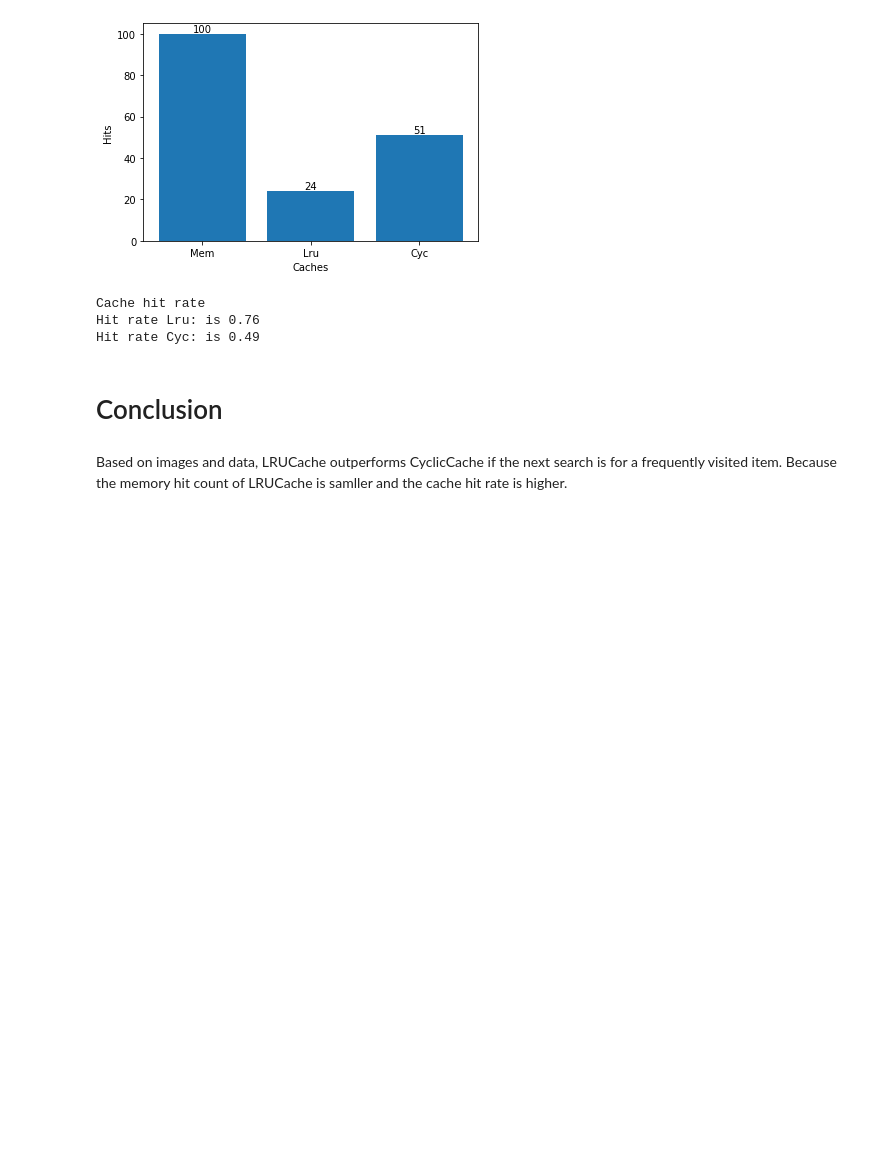
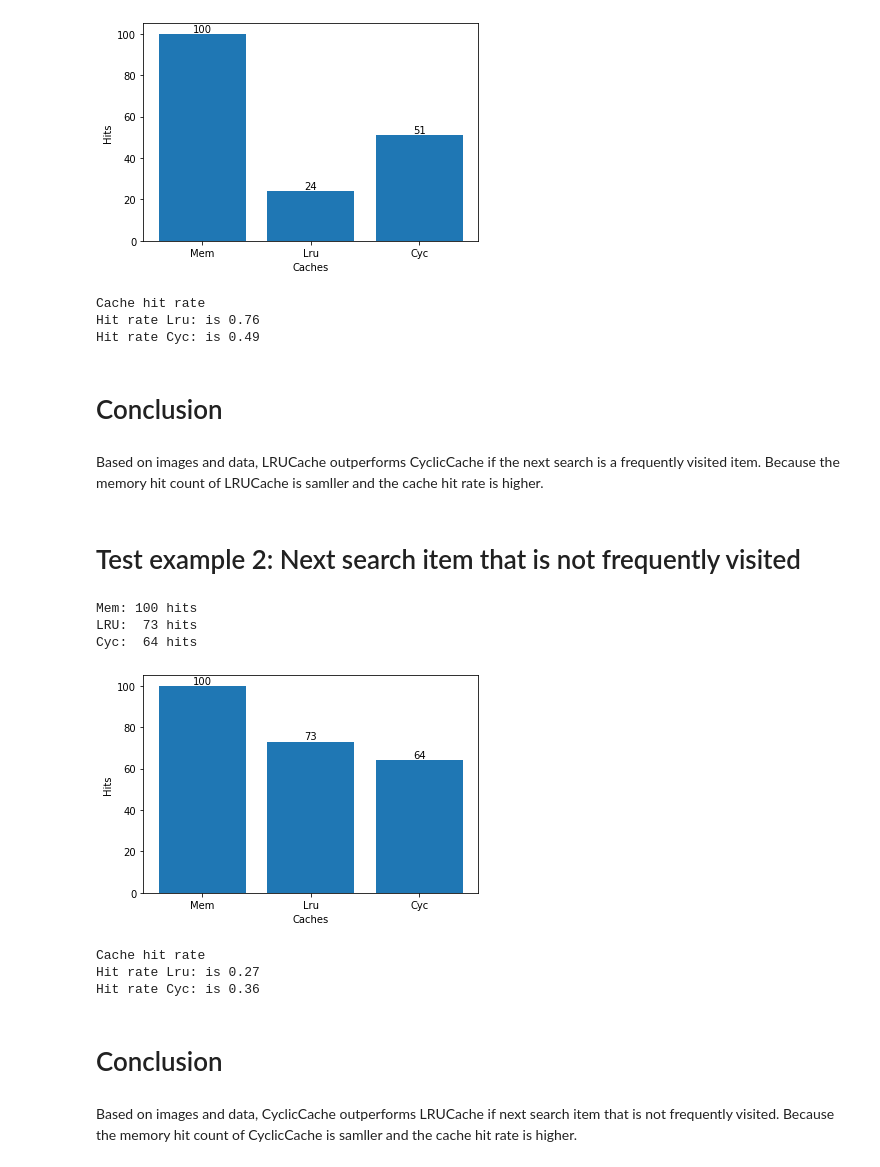
Before and after one commit to YuanyeDong02/operation-system, a Jupyter notebook: experiment/CachingExperiment.ipynb, the cells around one changed output. Cells and saved outputs as stored; diff of their text form; code cells hidden in the pictures; blank space fills up the shorter version.

```diff
--- a/experiment/CachingExperiment.ipynb
+++ b/experiment/CachingExperiment.ipynb
@@ -133,4 +136,56 @@ Hit rate Cyc: is 0.49
 # %% [markdown]
 # Conclusion
 # %% [markdown]
-Based on images and data, LRUCache outperforms CyclicCache if the next search is for a frequently visited item. Because the memory hit count of LRUCache is samller and the cache hit rate is higher.
+Based on images and data, LRUCache outperforms CyclicCache if the next search is a frequently visited item. Because the memory hit count of LRUCache is samller and the cache hit rate is higher.
+# %% [markdown]
+# Test example 2: Next search item that is not frequently visited
+# %%
+mem = Memory(data)
+lru = LRUCache(data)
+cyc = CyclicCache(data)
+
+test_data = [1, 4, 3, 8, 2, 9, 4, 3, 1, 2]
+for i in range(10):
+    for datum in test_data:
+        mem.lookup(datum)
+
+    for datum in test_data:
+        lru.lookup(datum)
+
+    for datum in test_data:
+        cyc.lookup(datum)
+
+
+print("Mem: {:3d} hits".format(mem.get_memory_hit_count()))
+print("LRU: {:3d} hits".format(lru.get_memory_hit_count()))
+print("Cyc: {:3d} hits".format(cyc.get_memory_hit_count()))
+# %% [output]
+Mem: 100 hits
+LRU:  73 hits
+Cyc:  64 hits
+# %%
+x = [1,2,3]
+x_t = ['Mem','Lru','Cyc']
+y = [mem.get_memory_hit_count(),lru.get_memory_hit_count(),cyc.get_memory_hit_count()]
+
+plt.bar(x,y)
+for tx,ty in zip(x,y):
+    plt.text(tx,ty,'{}'.format(ty), ha='center',va='bottom')
+plt.xticks(x,x_t)
+plt.xlabel('Caches')
+plt.ylabel("Hits")
+plt.show()
+# %% [output]
+[figure, added]
+# %%
+print("Cache hit rate")
+print("Hit rate Lru: is {}".format((mem.get_memory_hit_count()-lru.get_memory_hit_count())/mem.get_memory_hit_count()))
+print("Hit rate Cyc: is {}".format((mem.get_memory_hit_count()-cyc.get_memory_hit_count())/mem.get_memory_hit_count()))
+# %% [output]
+Cache hit rate
+Hit rate Lru: is 0.27
+Hit rate Cyc: is 0.36
+# %% [markdown]
+# Conclusion
+# %% [markdown]
+Based on images and data, CyclicCache outperforms LRUCache if next search item that is not frequently visited. Because the memory hit count of CyclicCache is samller and the cache hit rate is higher.
```
Also changed, not shown: parts of 3 cells of this notebook.
